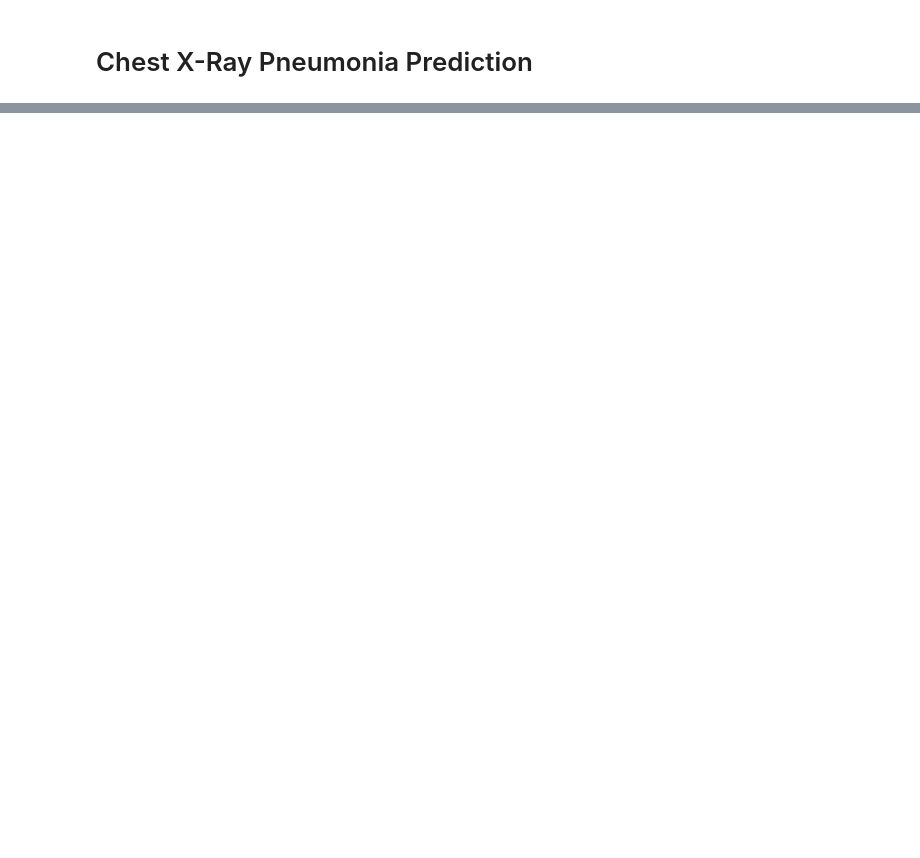
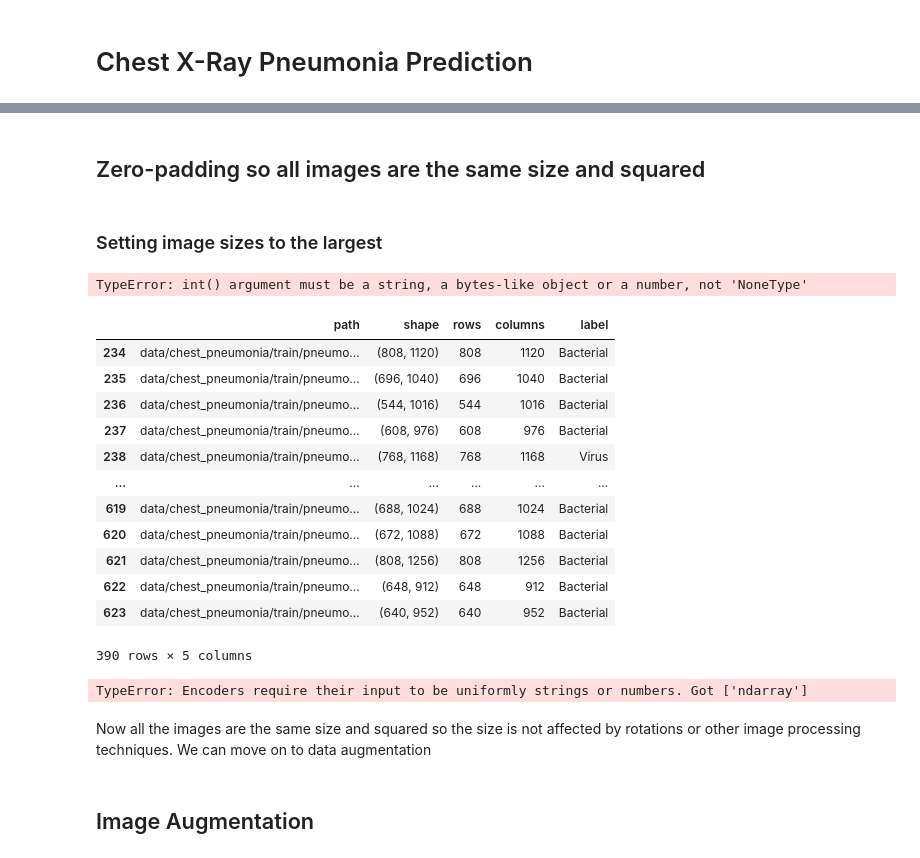
Before and after one commit to alfonsogarcia-git/data_science_nov2020_alfon, a Jupyter notebook: Projects/Project2_ML_Alfon/main.ipynb, the cells around one changed output, grey strips where cells are left out. Saved outputs shown, nothing was run; the diff lists cells and outputs as text; code cells hidden in the pictures; blank space fills up the shorter version.

```diff
--- a/Projects/Project2_ML_Alfon/main.ipynb
+++ b/Projects/Project2_ML_Alfon/main.ipynb
@@ -331,0 +50,3 @@ plt.imshow (cv2.rotate(img, cv2.cv2.ROTATE_90_COUNTERCLOCKWISE), cmap='gray')
+# %%
+test_df = pd.read_csv('test_data.csv')
+test_df.head()
@@ -331,0 +60,2 @@ plt.imshow (cv2.rotate(img, cv2.cv2.ROTATE_90_COUNTERCLOCKWISE), cmap='gray')
+# %% [markdown]
+## Zero-padding so all images are the same size and squared
@@ -331,0 +67,2 @@ plt.imshow (cv2.rotate(img, cv2.cv2.ROTATE_90_COUNTERCLOCKWISE), cmap='gray')
+# %% [markdown]
+### Setting image sizes to the largest
@@ -331,0 +74,32 @@ plt.imshow (cv2.rotate(img, cv2.cv2.ROTATE_90_COUNTERCLOCKWISE), cmap='gray')
+# %%
+# Test images
+test_imgs = np.zeros([len(test_df), max(max_rows_test, max_cols_test), max(max_rows_test, max_cols_test)], dtype = 'uint8')
+for i in range(len(test_df)):
+    test_imgs[i, :test_df['rows'][i], :test_df['columns'][i]] = cv2.imread(test_df['path'][i], 0)
+# %% [output]
+TypeError: int() argument must be a string, a bytes-like object or a number, not 'NoneType'
+# %%
+# Las test normales las lee bien cv2 y las test de pneumonia cv2 las lee como NONE
+test_df[test_df['label'] != 'Healthy']
+# %% [output]
+|  | path | shape | rows | columns | label |
+| 234 | data/chest_pneumonia/train/pneumo... | (808, 1120) | 808 | 1120 | Bacterial |
+| 235 | data/chest_pneumonia/train/pneumo... | (696, 1040) | 696 | 1040 | Bacterial |
+| 236 | data/chest_pneumonia/train/pneumo... | (544, 1016) | 544 | 1016 | Bacterial |
+| 237 | data/chest_pneumonia/train/pneumo... | (608, 976) | 608 | 976 | Bacterial |
+| 238 | data/chest_pneumonia/train/pneumo... | (768, 1168) | 768 | 1168 | Virus |
+| ... | ... | ... | ... | ... | ... |
+| 619 | data/chest_pneumonia/train/pneumo... | (688, 1024) | 688 | 1024 | Bacterial |
+| 620 | data/chest_pneumonia/train/pneumo... | (672, 1088) | 672 | 1088 | Bacterial |
+| 621 | data/chest_pneumonia/train/pneumo... | (808, 1256) | 808 | 1256 | Bacterial |
+| 622 | data/chest_pneumonia/train/pneumo... | (648, 912) | 648 | 912 | Bacterial |
+| 623 | data/chest_pneumonia/train/pneumo... | (640, 952) | 640 | 952 | Bacterial |
+390 rows × 5 columns
+# %%
+# Labels
+le = LabelEncoder()
+train_labels = np.array(train_df['label'])
+test_labels = np.array(test_df['label'])
+train_labels, test_labels = le.fit_transform((train_labels, test_labels))
+# %% [output]
+TypeError: Encoders require their input to be uniformly strings or numbers. Got ['ndarray']
@@ -331,0 +108,4 @@ plt.imshow (cv2.rotate(img, cv2.cv2.ROTATE_90_COUNTERCLOCKWISE), cmap='gray')
+# %% [markdown]
+Now all the images are the same size and squared so the size is not affected by rotations or other image processing techniques. We can move on to data augmentation
+# %% [markdown]
+## Image Augmentation
```
Also changed, not shown: parts of 34 cells of this notebook, 15 other files.
